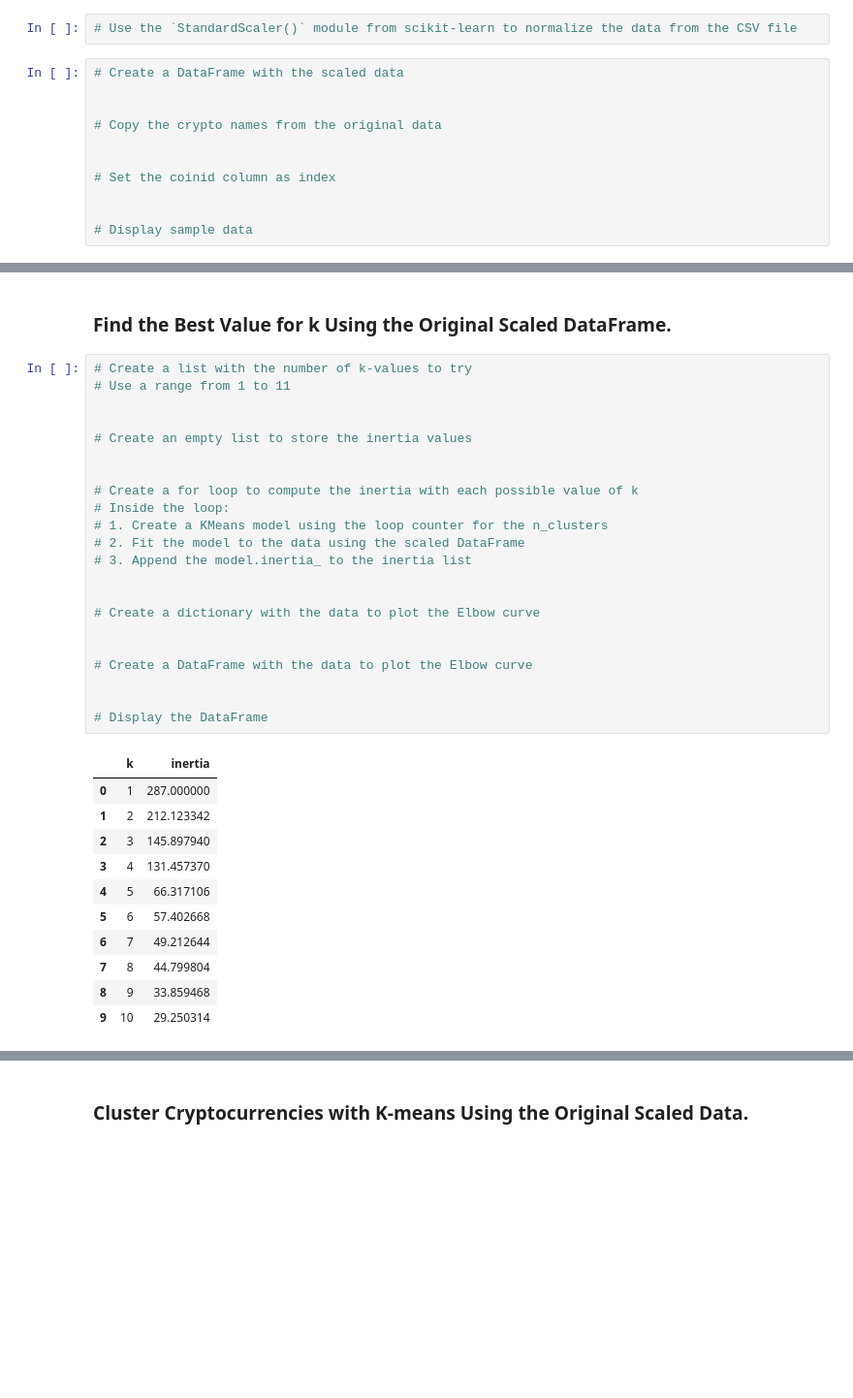
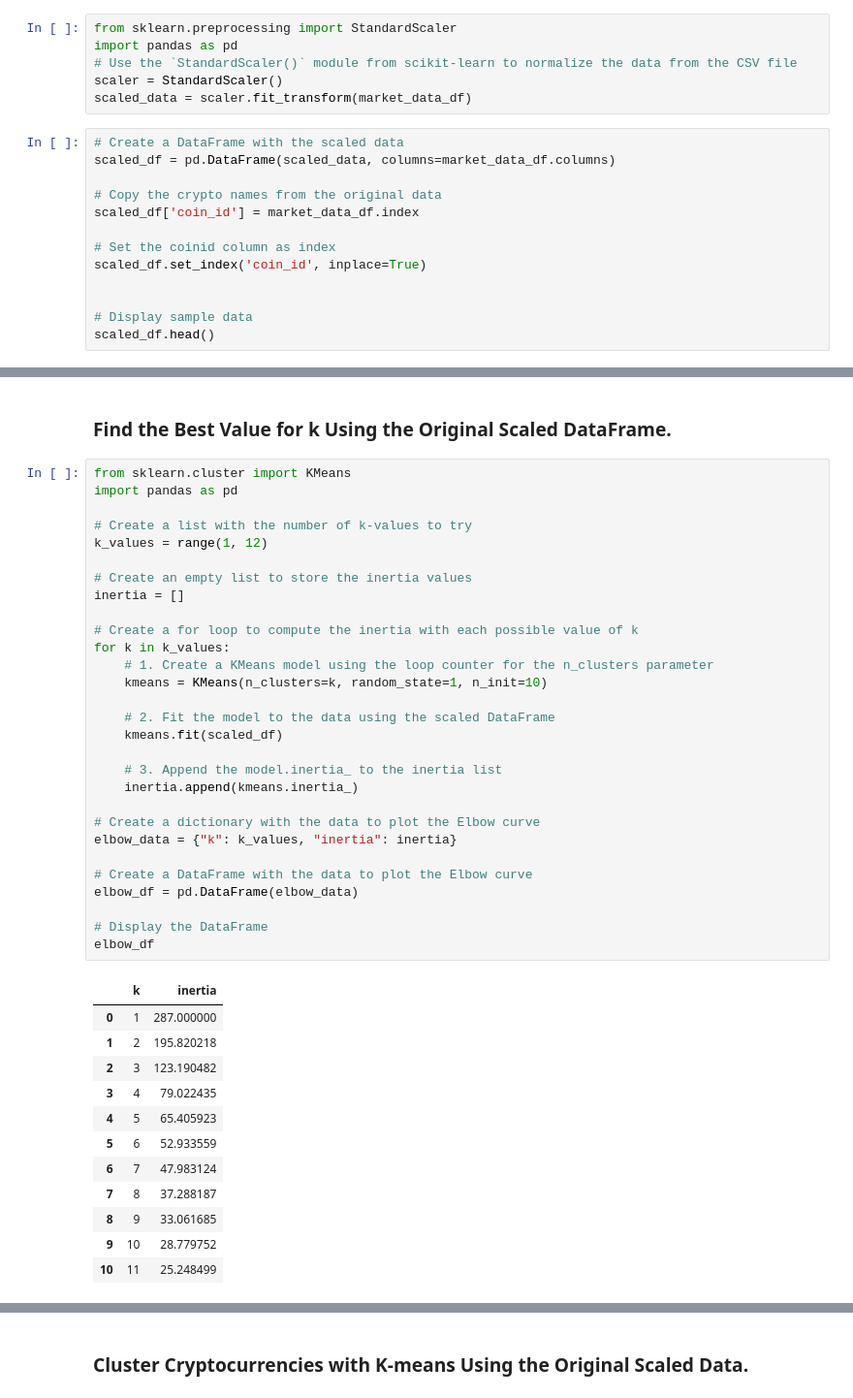
Before and after one commit to IvannaPrice/CryptoClustering, a Jupyter notebook: Crypto_Clustering.ipynb, the cells around one changed output, grey strips where cells are left out. Shown at 97% size. Drawn from its saved outputs; the diff is of its cells as text; blank space fills up the shorter version.

```diff
--- a/Crypto_Clustering.ipynb
+++ b/Crypto_Clustering.ipynb
@@ -31,18 +39,24 @@ NameError: name 'market_data_df' is not defined
 # %% [markdown]
 ### Prepare the Data
 # %%
+from sklearn.preprocessing import StandardScaler
+import pandas as pd
 # Use the `StandardScaler()` module from scikit-learn to normalize the data from the CSV file
+scaler = StandardScaler()
+scaled_data = scaler.fit_transform(market_data_df)
 # %%
 # Create a DataFrame with the scaled data
-
+scaled_df = pd.DataFrame(scaled_data, columns=market_data_df.columns)
 
 # Copy the crypto names from the original data
-
+scaled_df['coin_id'] = market_data_df.index
 
 # Set the coinid column as index
+scaled_df.set_index('coin_id', inplace=True)
 
 
 # Display sample data
+scaled_df.head()
 # %% [output]
 |  | price_change_percentage_24h | price_change_percentage_7d | price_change_percentage_14d | price_change_percentage_30d | ... |
 | coin_id |  |  |  |  | ... |
@@ -54,39 +68,47 @@ NameError: name 'market_data_df' is not defined
 # %% [markdown]
 ### Find the Best Value for k Using the Original Scaled DataFrame.
 # %%
+from sklearn.cluster import KMeans
+import pandas as pd
+
 # Create a list with the number of k-values to try
-# Use a range from 1 to 11
-
+k_values = range(1, 12)
 
 # Create an empty list to store the inertia values
-
+inertia = []
 
 # Create a for loop to compute the inertia with each possible value of k
-# Inside the loop:
-# 1. Create a KMeans model using the loop counter for the n_clusters
-# 2. Fit the model to the data using the scaled DataFrame
-# 3. Append the model.inertia_ to the inertia list
+for k in k_values:
+    # 1. Create a KMeans model using the loop counter for the n_clusters parameter
+    kmeans = KMeans(n_clusters=k, random_state=1, n_init=10)
 
+    # 2. Fit the model to the data using the scaled DataFrame
+    kmeans.fit(scaled_df)
+
+    # 3. Append the model.inertia_ to the inertia list
+    inertia.append(kmeans.inertia_)
 
 # Create a dictionary with the data to plot the Elbow curve
-
+elbow_data = {"k": k_values, "inertia": inertia}
 
 # Create a DataFrame with the data to plot the Elbow curve
-
+elbow_df = pd.DataFrame(elbow_data)
 
 # Display the DataFrame
+elbow_df
 # %% [output]
 |  | k | inertia |
 | 0 | 1 | 287.000000 |
-| 1 | 2 | 212.123342 |
-| 2 | 3 | 145.897940 |
-| 3 | 4 | 131.457370 |
-| 4 | 5 | 66.317106 |
-| 5 | 6 | 57.402668 |
-| 6 | 7 | 49.212644 |
-| 7 | 8 | 44.799804 |
-| 8 | 9 | 33.859468 |
-| 9 | 10 | 29.250314 |
+| 1 | 2 | 195.820218 |
+| 2 | 3 | 123.190482 |
+| 3 | 4 | 79.022435 |
+| 4 | 5 | 65.405923 |
+| 5 | 6 | 52.933559 |
+| 6 | 7 | 47.983124 |
+| 7 | 8 | 37.288187 |
+| 8 | 9 | 33.061685 |
+| 9 | 10 | 28.779752 |
+| 10 | 11 | 25.248499 |
 # %%
 # Plot a line chart with all the inertia values computed with
 # the different values of k to visually identify the optimal value for k.
```
Also changed, not shown: parts of 26 cells of this notebook.
